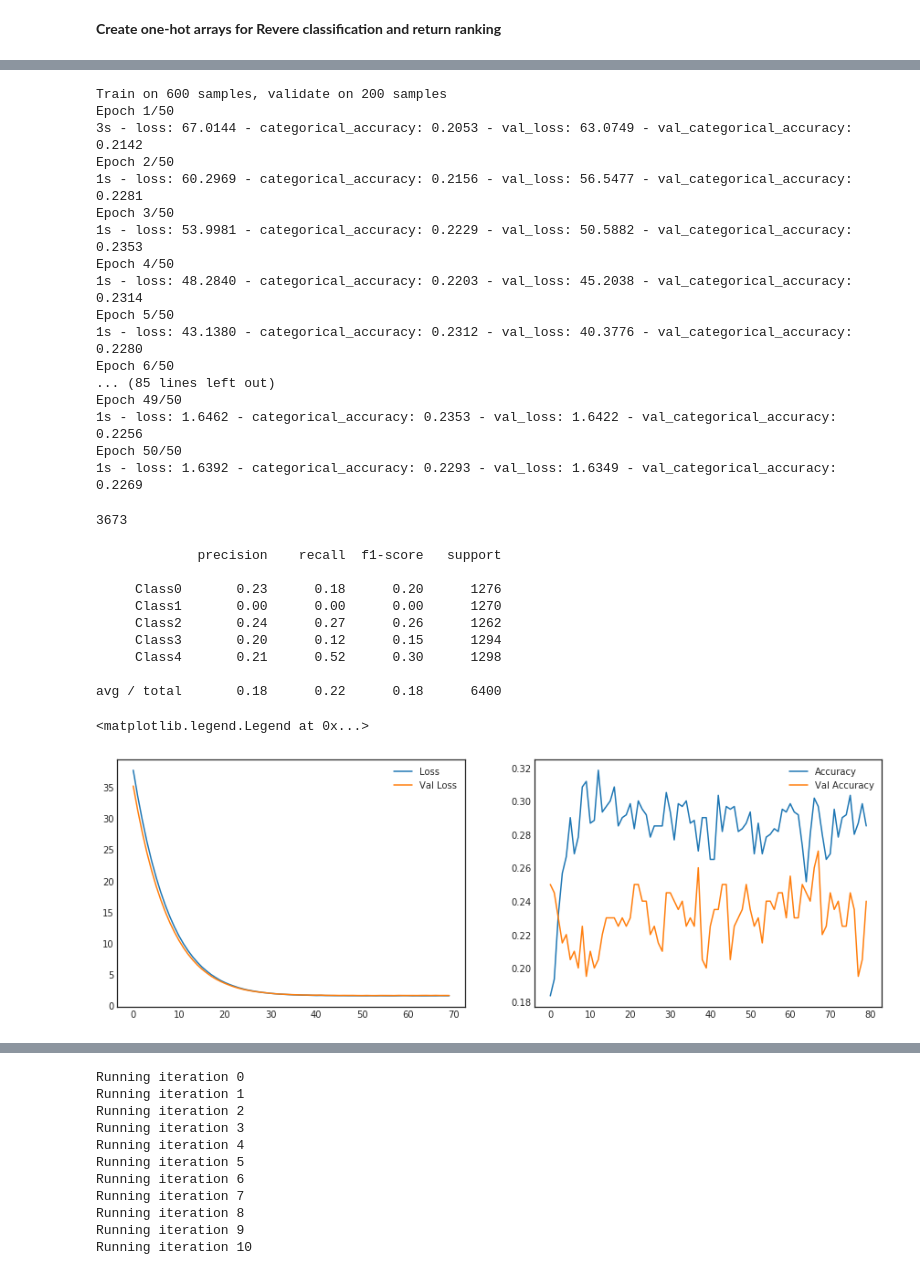
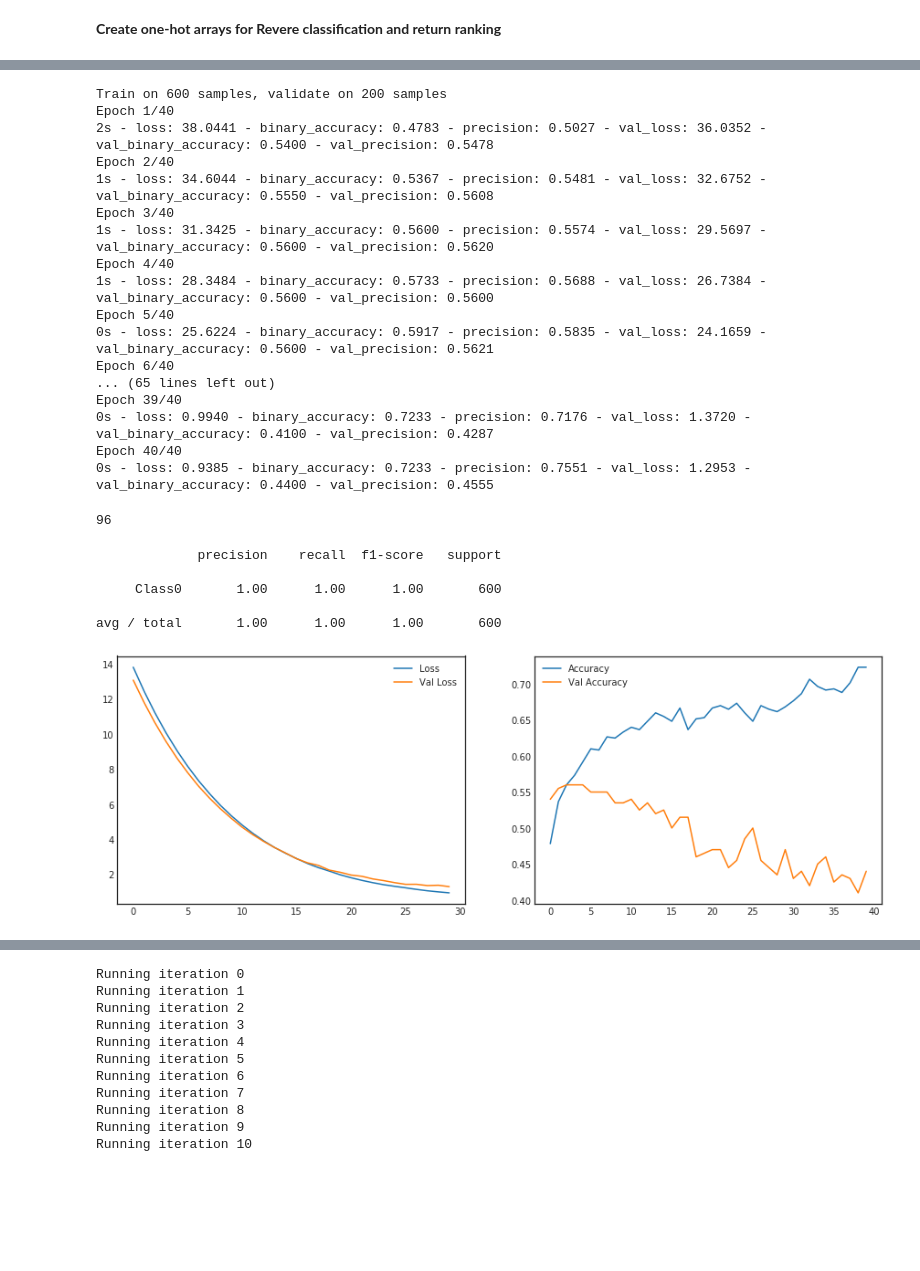
Before and after one commit to owenau/HK-Composite, a Jupyter notebook: HS Composite LSTM.ipynb, the cells around one changed output, grey strips where cells are left out. Cells and saved outputs as stored; diff of their text form; code cells hidden in the pictures; blank space fills up the shorter version.

```diff
--- a/HS Composite LSTM.ipynb
+++ b/HS Composite LSTM.ipynb
@@ -30,6 +32,6 @@ from sklearn import metrics
 # %%
-bins = 5
-ret_seq = True
+bins = 2
+ret_seq = False
 # %%
 # Import data from csv
 
@@ -206,15 +228,15 @@ def create_model(dropout_1 = 0, dropout_2 = 0, l2_1 = 0, l2_2 = 0, lr = 0.001, n
 
     model = Sequential()
 
-    model.add(LSTM(100, input_shape = (32, 36), return_sequences=True, dropout=dropout_1,
+    model.add(LSTM(80, input_shape = (32, 36), return_sequences=True, dropout=dropout_1,
                    kernel_regularizer=regularizers.l2(l2_1)))
     #kernel_regularizer=regularizers.l2(0.1)
 
 
-    model.add(LSTM(100, dropout=dropout_2,return_sequences=ret_seq, kernel_regularizer=regularizers.l2(l2_2)))
+    model.add(LSTM(80, dropout=dropout_2,return_sequences=ret_seq, kernel_regularizer=regularizers.l2(l2_2)))
     #model.add(Dropout(0.1))
 
-    #model.add(Dense(100, activation='relu'))#, kernel_regularizer=regularizers.l2(0.3)))
+    #model.add(Dense(80, activation='tanh', kernel_regularizer=regularizers.l2(0.3)))
 
     if num_classes == 2:
         model.add(Dense(1, activation='sigmoid'))
@@ -229,31 +251,31 @@ def create_model(dropout_1 = 0, dropout_2 = 0, l2_1 = 0, l2_2 = 0, lr = 0.001, n
 
     return model
 # %%
-model = create_model(0.3,0.36,0.3,0.3, 0.0004, bins)
+model = create_model(0,0,0.2,0.2, 0.0004, bins)
 # %%
-result = model.fit(x_train, y_train, epochs=50, batch_size=64, verbose=2, validation_data = (x_dev, y_dev))
+result = model.fit(x_train, y_train, epochs=40, batch_size=64, verbose=2, validation_data = (x_dev, y_dev))
 # %% [output]
 Train on 600 samples, validate on 200 samples
-Epoch 1/50
-3s - loss: 67.0144 - categorical_accuracy: 0.2053 - val_loss: 63.0749 - val_categorical_accuracy: 0.2142
-Epoch 2/50
-1s - loss: 60.2969 - categorical_accuracy: 0.2156 - val_loss: 56.5477 - val_categorical_accuracy: 0.2281
-Epoch 3/50
-1s - loss: 53.9981 - categorical_accuracy: 0.2229 - val_loss: 50.5882 - val_categorical_accuracy: 0.2353
-Epoch 4/50
-1s - loss: 48.2840 - categorical_accuracy: 0.2203 - val_loss: 45.2038 - val_categorical_accuracy: 0.2314
-Epoch 5/50
-1s - loss: 43.1380 - categorical_accuracy: 0.2312 - val_loss: 40.3776 - val_categorical_accuracy: 0.2280
-Epoch 6/50
-... (85 lines left out)
-Epoch 49/50
-1s - loss: 1.6462 - categorical_accuracy: 0.2353 - val_loss: 1.6422 - val_categorical_accuracy: 0.2256
-Epoch 50/50
-1s - loss: 1.6392 - categorical_accuracy: 0.2293 - val_loss: 1.6349 - val_categorical_accuracy: 0.2269
+Epoch 1/40
+2s - loss: 38.0441 - binary_accuracy: 0.4783 - precision: 0.5027 - val_loss: 36.0352 - val_binary_accuracy: 0.5400 - val_precision: 0.5478
+Epoch 2/40
+1s - loss: 34.6044 - binary_accuracy: 0.5367 - precision: 0.5481 - val_loss: 32.6752 - val_binary_accuracy: 0.5550 - val_precision: 0.5608
+Epoch 3/40
+1s - loss: 31.3425 - binary_accuracy: 0.5600 - precision: 0.5574 - val_loss: 29.5697 - val_binary_accuracy: 0.5600 - val_precision: 0.5620
+Epoch 4/40
+1s - loss: 28.3484 - binary_accuracy: 0.5733 - precision: 0.5688 - val_loss: 26.7384 - val_binary_accuracy: 0.5600 - val_precision: 0.5600
+Epoch 5/40
+0s - loss: 25.6224 - binary_accuracy: 0.5917 - precision: 0.5835 - val_loss: 24.1659 - val_binary_accuracy: 0.5600 - val_precision: 0.5621
+Epoch 6/40
+... (65 lines left out)
+Epoch 39/40
+0s - loss: 0.9940 - binary_accuracy: 0.7233 - precision: 0.7176 - val_loss: 1.3720 - val_binary_accuracy: 0.4100 - val_precision: 0.4287
+Epoch 40/40
+0s - loss: 0.9385 - binary_accuracy: 0.7233 - precision: 0.7551 - val_loss: 1.2953 - val_binary_accuracy: 0.4400 - val_precision: 0.4555
 # %%
-np.sum(y_train.argmax(2).flatten() == 0)
+np.sum(y_dev == 0)
 # %% [output]
-3673
+96
 # %%
 if ret_seq:
     target_names = ['Class'+str(n) for n in range(bins)]
@@ -262,37 +284,32 @@ if ret_seq:
 
 else:
     target_names = ['Class'+str(n) for n in range(bins)]
-    y_pred = model.predict(x_test)
-    print(metrics.classification_report(y_test.argmax(1), y_pred.argmax(1), target_names=target_names))
+    y_pred = model.predict(x_train)
+    print(metrics.classification_report(y_train.argmax(1), y_pred.argmax(1), target_names=target_names))
 # %% [output]
              precision    recall  f1-score   support
 
-     Class0       0.23      0.18      0.20      1276
-     Class1       0.00      0.00      0.00      1270
-     Class2       0.24      0.27      0.26      1262
-     Class3       0.20      0.12      0.15      1294
-     Class4       0.21      0.52      0.30      1298
+     Class0       1.00      1.00      1.00       600
 
-avg / total       0.18      0.22      0.18      6400
+avg / total       1.00      1.00      1.00       600
 # %%
 plt.figure(figsize = (15,5))
 sns.set_style("white")
 
 plt.subplot(121)
 plt.plot(result.history['loss'][10:])
 plt.plot(result.history['val_loss'][10:])
 plt.legend(['Loss', 'Val Loss'])
 
 plt.subplot(122)
-plt.plot(result.history['categorical_accuracy'])
-plt.plot(result.history['val_categorical_accuracy'])
-plt.legend(['Accuracy', 'Val Accuracy'])
+plt.plot(result.history['binary_accuracy'])
+plt.plot(result.history['val_binary_accuracy'])
+plt.legend(['Accuracy', 'Val Accuracy']);
 
 #plt.subplot(223)
 #plt.plot(result.history['precision'])
 #plt.plot(result.history['val_precision'])
 #plt.legend(['Precision', 'Val Precision']);
 # %% [output]
-<matplotlib.legend.Legend at 0x...>
-[figure, old version]
+[figure, new version]
 # %%
```
Also changed, not shown: parts of 6 cells of this notebook.
